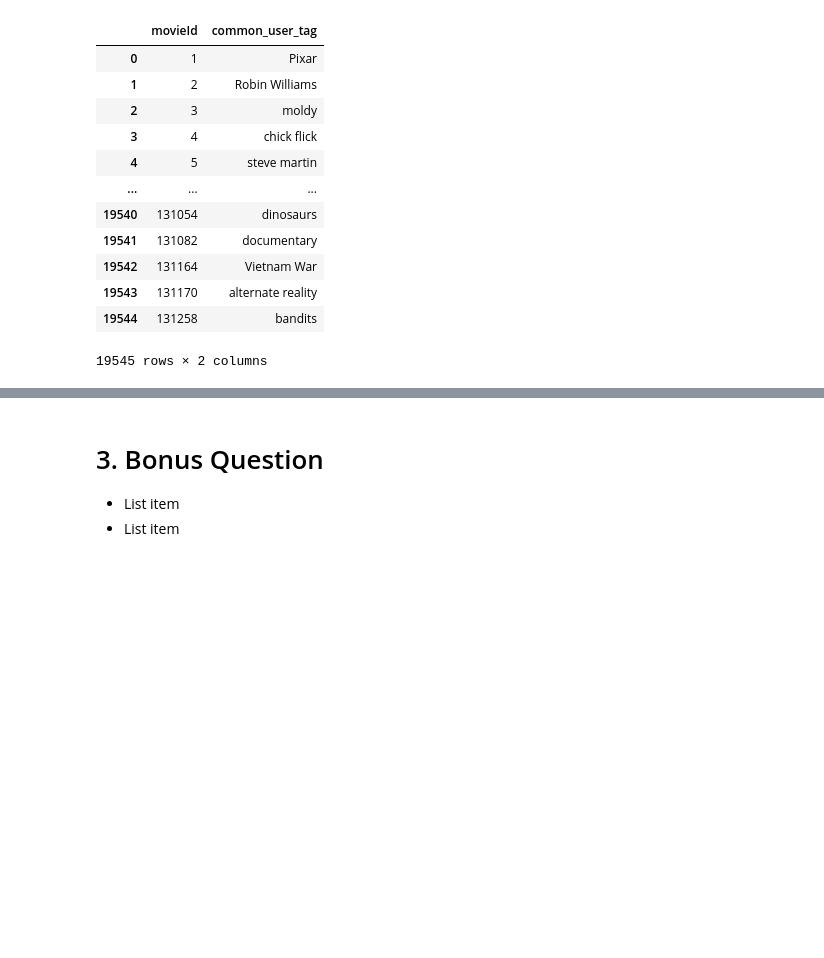
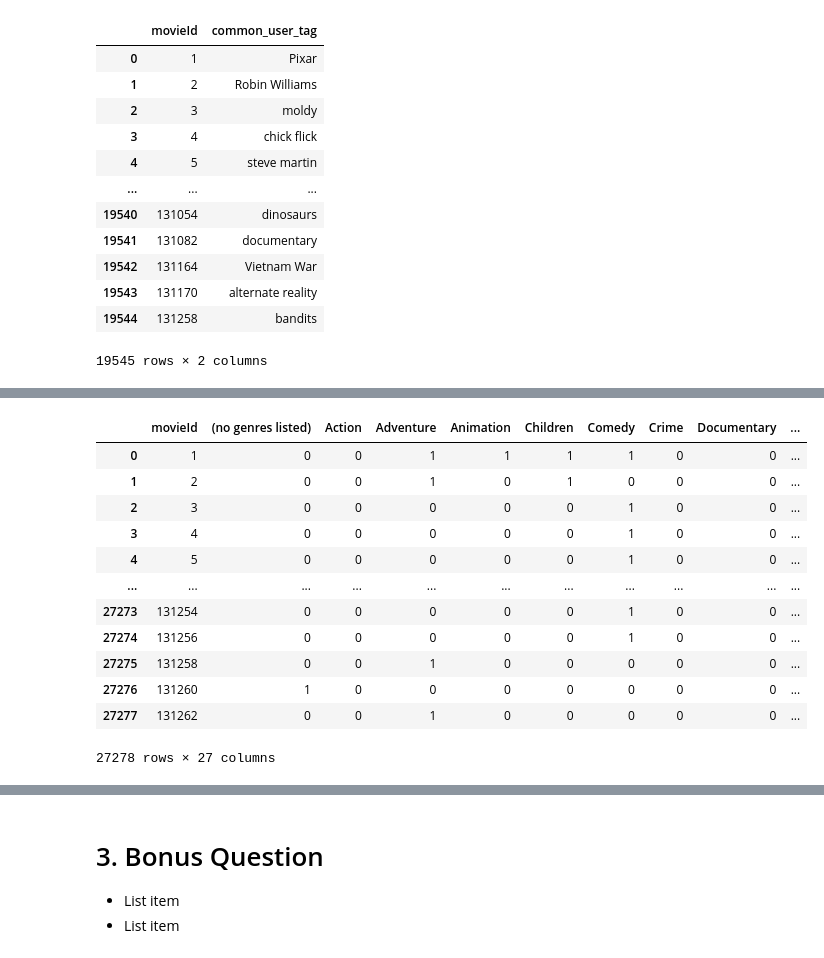
Before and after one commit to khalmatay/ADM-HW4, a Jupyter notebook: main.ipynb, the cells around one changed output, grey strips where cells are left out. Drawn from its saved outputs; the diff is of its cells as text; code cells hidden in the pictures; blank space fills up the shorter version.

```diff
--- a/main.ipynb
+++ b/main.ipynb
@@ -481,4 +485,12 @@ memory usage: 5.2+ MB
 None
 # %%
-movie_genre_rating_revtag_usertag_df
+# Fill missing values without inplace
+movie_data["ratings_avg"] = movie_data["ratings_avg"].fillna(0)
+movie_data["rating_count"] = movie_data["rating_count"].fillna(0)
+movie_data["relevant_genome_tag"] = movie_data["relevant_genome_tag"].fillna("Unknown")
+movie_data["common_user_tag"] = movie_data["common_user_tag"].fillna("No Tag")
+
+# Check for missing values after processing
+print("Missing values after filling:")
+print(movie_data.isnull().sum())
 # %% [output]
@@ -497,0 +514,16 @@ movie_genre_rating_revtag_usertag_df
+# %%
+movie_data
+# %% [output]
+|  | movieId | (no genres listed) | Action | Adventure | Animation | Children | Comedy | Crime | Documentary | ... |
+| 0 | 1 | 0 | 0 | 1 | 1 | 1 | 1 | 0 | 0 | ... |
+| 1 | 2 | 0 | 0 | 1 | 0 | 1 | 0 | 0 | 0 | ... |
+| 2 | 3 | 0 | 0 | 0 | 0 | 0 | 1 | 0 | 0 | ... |
+| 3 | 4 | 0 | 0 | 0 | 0 | 0 | 1 | 0 | 0 | ... |
+| 4 | 5 | 0 | 0 | 0 | 0 | 0 | 1 | 0 | 0 | ... |
+| ... | ... | ... | ... | ... | ... | ... | ... | ... | ... | ... |
+| 27273 | 131254 | 0 | 0 | 0 | 0 | 0 | 1 | 0 | 0 | ... |
+| 27274 | 131256 | 0 | 0 | 0 | 0 | 0 | 1 | 0 | 0 | ... |
+| 27275 | 131258 | 0 | 0 | 1 | 0 | 0 | 0 | 0 | 0 | ... |
+| 27276 | 131260 | 1 | 0 | 0 | 0 | 0 | 0 | 0 | 0 | ... |
+| 27277 | 131262 | 0 | 0 | 1 | 0 | 0 | 0 | 0 | 0 | ... |
+27278 rows × 27 columns
```
Also changed, not shown: parts of 12 cells of this notebook.
